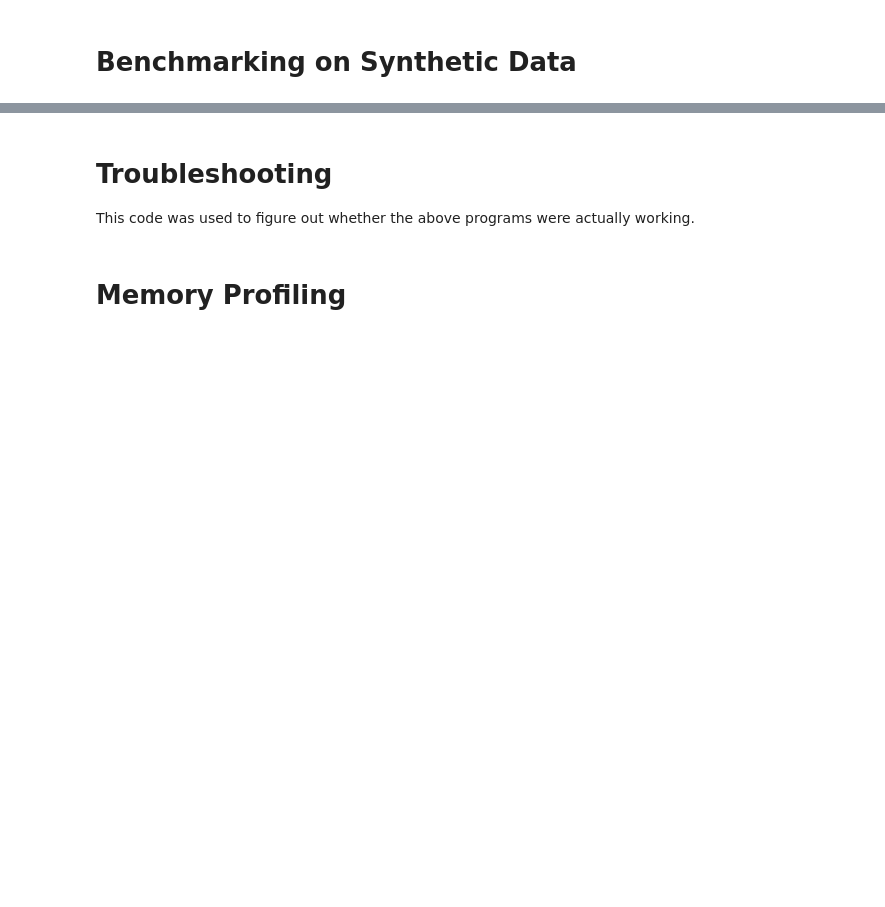
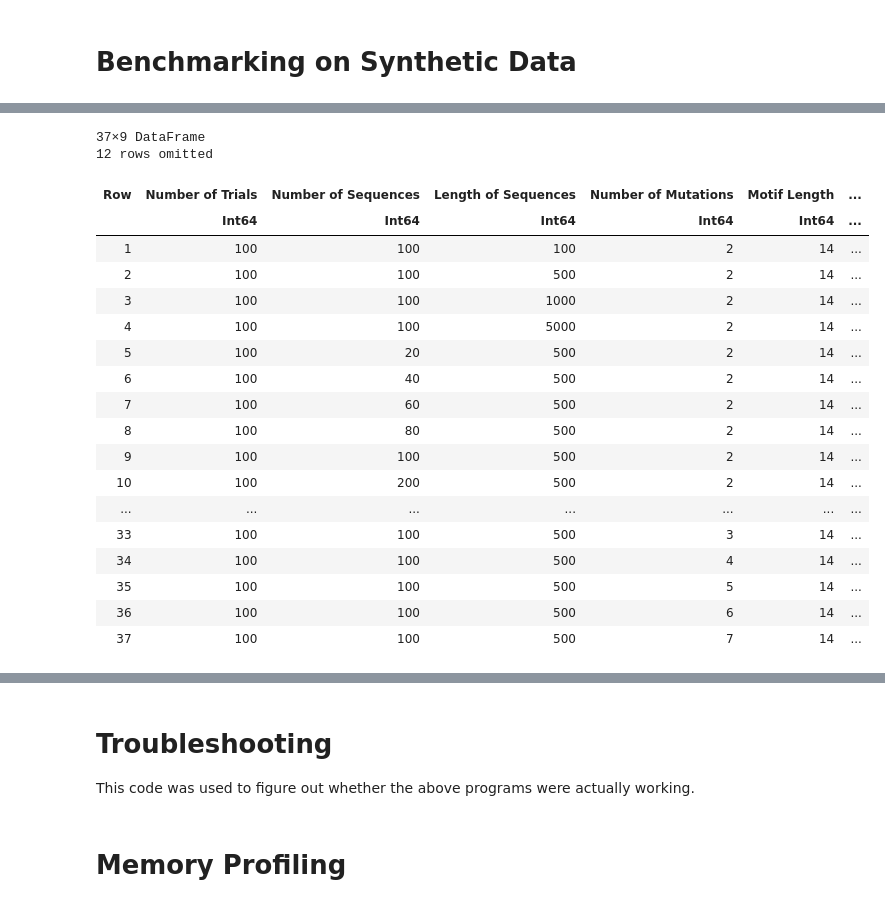
Before and after one commit to Karthik2924/CSC530_project, a Jupyter notebook: pso paper implementation.ipynb, the cells around one changed output, grey strips where cells are left out. Drawn from its saved outputs; the diff is of its cells as text; code cells hidden in the pictures; blank space fills up the shorter version.

```diff
--- a/pso paper implementation.ipynb
+++ b/pso paper implementation.ipynb
@@ -1160,7 +1417,7 @@ function runTrial(l, d, seq_len, seq_num)
     # generate the simulated data
     motif, motif_starts, motifs_implanted, sequences = GenerateTestData_ld(seq_num, l, seq_len, d)
 
-    test_score, test_motif = pso_motif(sequences, l, 5, 50, 10)
+    test_score, test_motif = pso_motif(sequences, l, 5, 100, 100)
 
     return(Int(all(test_motif .== motif)))
 end
@@ -1174,0 +1437,23 @@ end
+# %%
+# set the parameters of what's going to be tested
+param_testname = vec(reduce(vcat, [repeat(["seqlen"], 4),
+            repeat(["seqnum"], 9),
+            repeat(["motiflen"], 16),
+            repeat(["mutations"], 8)]))
+param_motiflengths =  vec(reduce(vcat, [repeat([14], 4),
+            repeat([14], 9),
+            [i for i in 5:20],
+            repeat([14], 8)]))
+param_mutations =  vec(reduce(vcat, [repeat([2], 4),
+            repeat([2], 9),
+            repeat([0], 16),
+            [i for i in 0:7]]))
+param_seqlenghts =  vec(reduce(vcat, [[100, 500, 1000, 5000],
+            repeat([500], 9),
+            repeat([500], 16),
+            repeat([500], 8)]))
+param_seqnum =  vec(reduce(vcat, [repeat([100], 4),
+            [20, 40, 60, 80, 100, 200, 300, 400, 500],
+            repeat([100], 16),
+            repeat([100], 8)]))
+param_numtrials = repeat([100], 4 + 9 + 16 + 8)
@@ -1175,3 +1478,4 @@ end
 # %%
 # iterate over motif length
-res_motiflength = benchmarker.(4:2:20, (2,), (300,), (30,), (100,))
+Random.seed!(15161)
+bm_res = benchmarker.(param_motiflengths, param_mutations, param_seqlenghts, param_seqnum, param_numtrials)
@@ -1178,2 +1517,2 @@ res_motiflength = benchmarker.(4:2:20, (2,), (300,), (30,), (100,))
 # %%
-df_length = DataFrame(reduce(vcat, res_motiflength), ["Percent Correct", "Time (s)", "Memory (Mb)"])
+df_res = DataFrame(reduce(vcat, bm_res), ["Percent Correct", "Time (s)", "Memory (Mb)"])
@@ -1180,8 +1540,30 @@ df_length = DataFrame(reduce(vcat, res_motiflength), ["Percent Correct", "Time (
 # %%
-df_length[!,Symbol("Memory (Mb)")] .= df_length[!,Symbol("Memory (Mb)")] ./ 1000000
-insertcols!(df_length, 1, Symbol("Motif Length") => 4:2:20)
-insertcols!(df_length, 1, Symbol("Number of Mutations") => repeat([2], 9))
-insertcols!(df_length, 1, Symbol("Length of Sequences") => repeat([300], 9))
-insertcols!(df_length, 1, Symbol("Number of Sequences") => repeat([30], 9))
-insertcols!(df_length, 1, Symbol("Number of Trials") => repeat([100], 9))
+df_res[!,Symbol("Memory (Mb)")] .= df_res[!,Symbol("Memory (Mb)")] ./ 1000000
+insertcols!(df_res, 1, Symbol("Test Name") => param_testname)
+insertcols!(df_res, 1, Symbol("Motif Length") => param_motiflengths)
+insertcols!(df_res, 1, Symbol("Number of Mutations") => param_mutations)
+insertcols!(df_res, 1, Symbol("Length of Sequences") => param_seqlenghts)
+insertcols!(df_res, 1, Symbol("Number of Sequences") => param_seqnum)
+insertcols!(df_res, 1, Symbol("Number of Trials") => param_numtrials)
+# %% [output]
+37×9 DataFrame
+12 rows omitted
+| Row | Number of Trials | Number of Sequences | Length of Sequences | Number of Mutations | Motif Length | ... |
+|  | Int64 | Int64 | Int64 | Int64 | Int64 | ... |
+| 1 | 100 | 100 | 100 | 2 | 14 | ... |
+| 2 | 100 | 100 | 500 | 2 | 14 | ... |
+| 3 | 100 | 100 | 1000 | 2 | 14 | ... |
+| 4 | 100 | 100 | 5000 | 2 | 14 | ... |
+| 5 | 100 | 20 | 500 | 2 | 14 | ... |
+| 6 | 100 | 40 | 500 | 2 | 14 | ... |
+| 7 | 100 | 60 | 500 | 2 | 14 | ... |
+| 8 | 100 | 80 | 500 | 2 | 14 | ... |
+| 9 | 100 | 100 | 500 | 2 | 14 | ... |
+| 10 | 100 | 200 | 500 | 2 | 14 | ... |
+| ... | ... | ... | ... | ... | ... | ... |
+| 33 | 100 | 100 | 500 | 3 | 14 | ... |
+| 34 | 100 | 100 | 500 | 4 | 14 | ... |
+| 35 | 100 | 100 | 500 | 5 | 14 | ... |
+| 36 | 100 | 100 | 500 | 6 | 14 | ... |
+| 37 | 100 | 100 | 500 | 7 | 14 | ... |
 # %%
```
Also changed, not shown: parts of 78 cells of this notebook, 12 other files.
